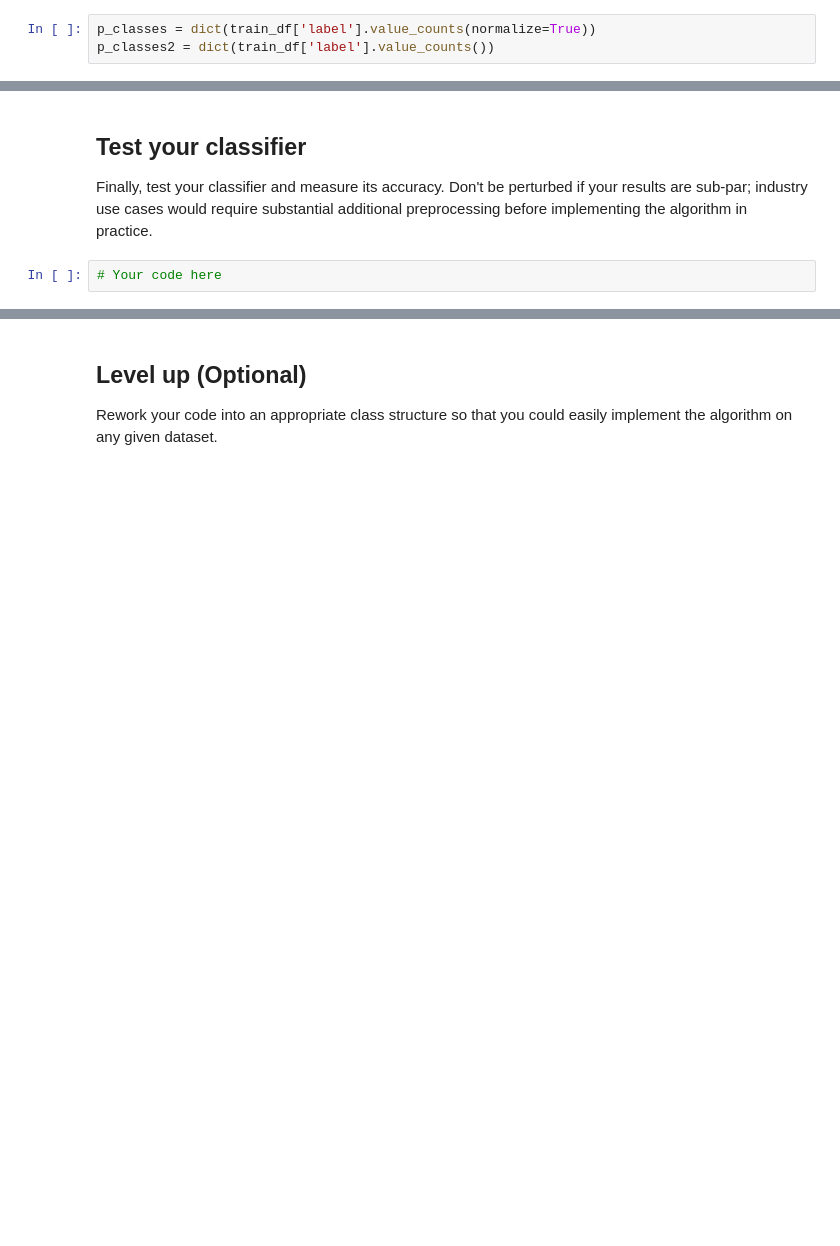
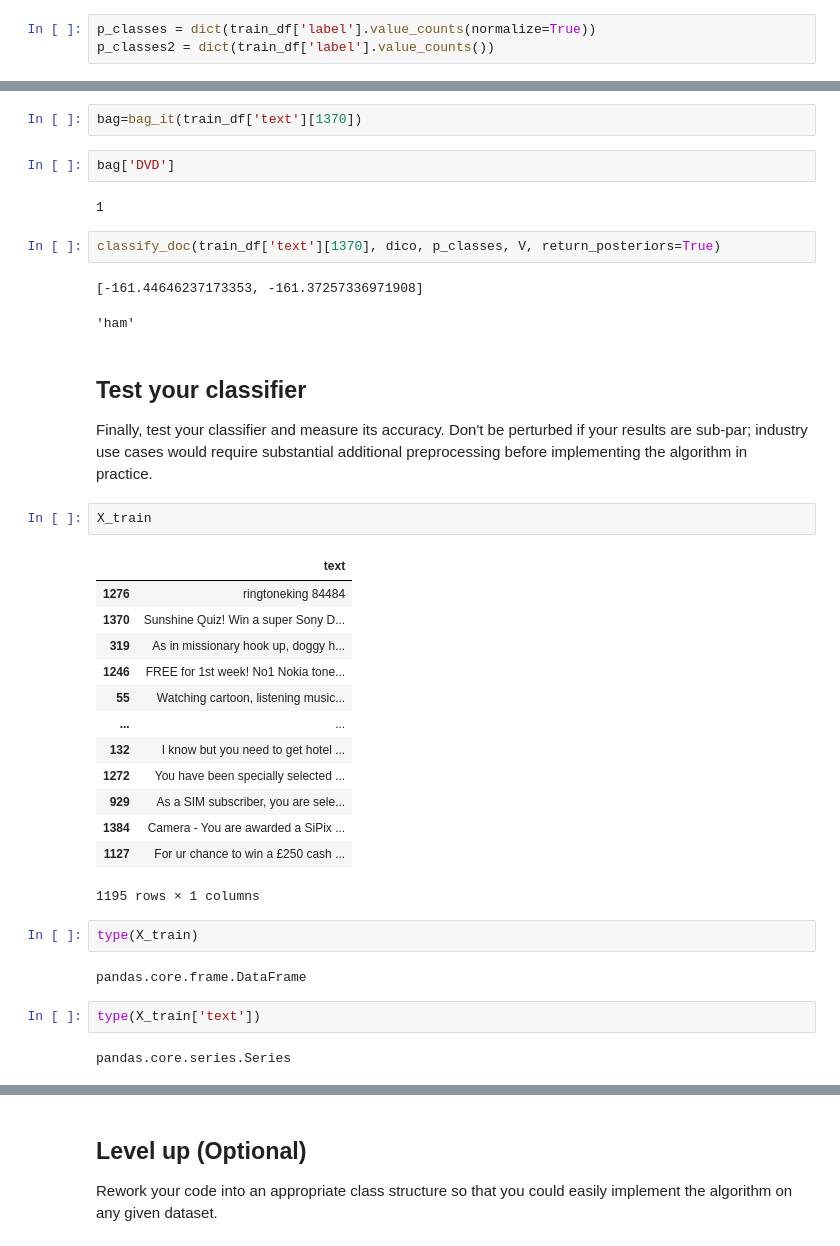
Before and after one commit to poariston/dsc-document-classification-with-naive-bayes-lab-online-ds-sp-000, a Jupyter notebook: index.ipynb, the cells around one changed output, grey strips where cells are left out. Drawn from its saved outputs; the diff is of its cells as text; blank space fills up the shorter version.

```diff
--- a/index.ipynb
+++ b/index.ipynb
@@ -390,6 +418,39 @@ dict_keys(['spam', 'ham'])
+# %%
+bag=bag_it(train_df['text'][1370])
+# %%
+bag['DVD']
+# %% [output]
+1
+# %%
+classify_doc(train_df['text'][1370], dico, p_classes, V, return_posteriors=True)
+# %% [output]
+[-161.44646237173353, -161.37257336971908]
+'ham'
 # %% [markdown]
 ## Test your classifier
 
 Finally, test your classifier and measure its accuracy. Don't be perturbed if your results are sub-par; industry use cases would require substantial additional preprocessing before implementing the algorithm in practice.
-# %%
-# Your code here
+# %%
+X_train
+# %% [output]
+|  | text |
+| 1276 | ringtoneking 84484 |
+| 1370 | Sunshine Quiz! Win a super Sony D... |
+| 319 | As in missionary hook up, doggy h... |
+| 1246 | FREE for 1st week! No1 Nokia tone... |
+| 55 | Watching cartoon, listening music... |
+| ... | ... |
+| 132 | I know but you need to get hotel ... |
+| 1272 | You have been specially selected ... |
+| 929 | As a SIM subscriber, you are sele... |
+| 1384 | Camera - You are awarded a SiPix ... |
+| 1127 | For ur chance to win a £250 cash ... |
+1195 rows × 1 columns
+# %%
+type(X_train)
+# %% [output]
+pandas.core.frame.DataFrame
+# %%
+type(X_train['text'])
+# %% [output]
+pandas.core.series.Series
```
Also changed, not shown: parts of 23 cells of this notebook.
